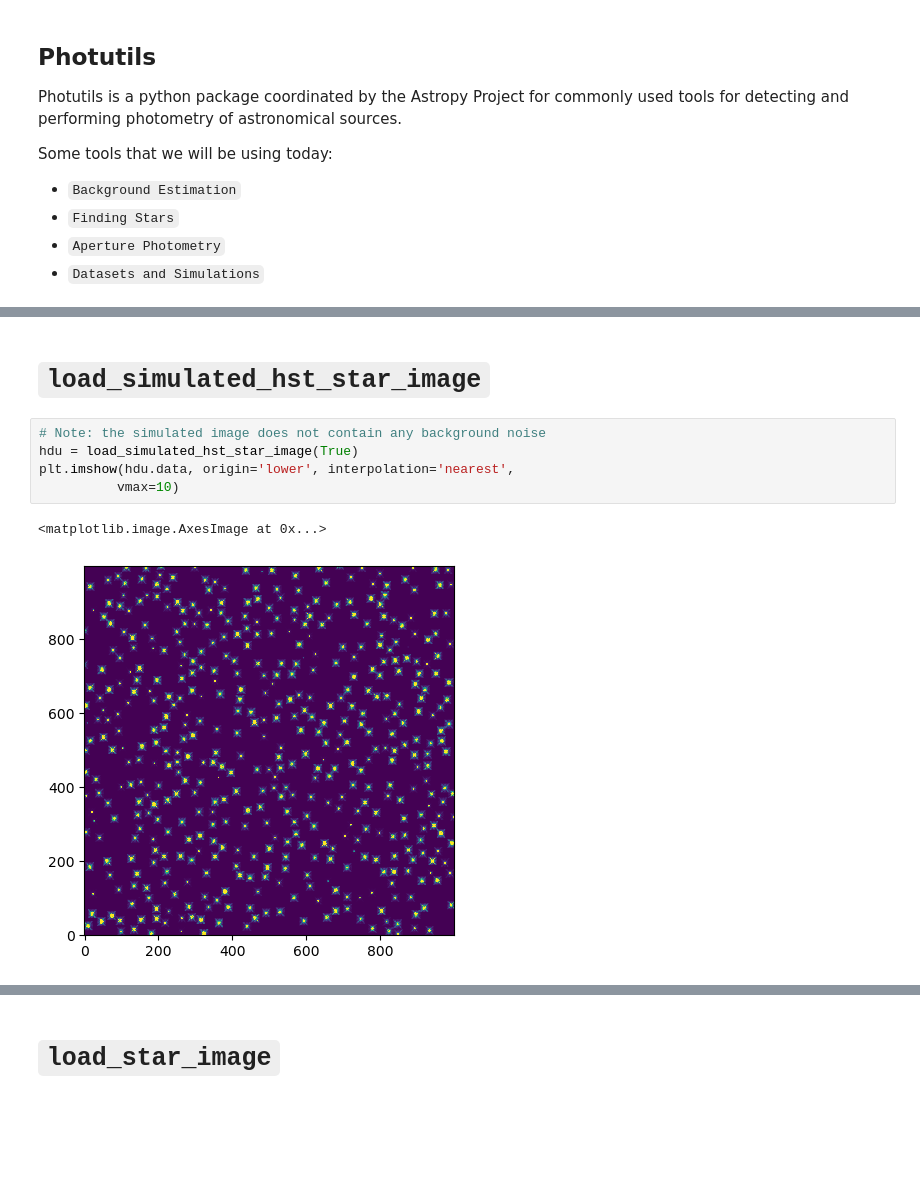
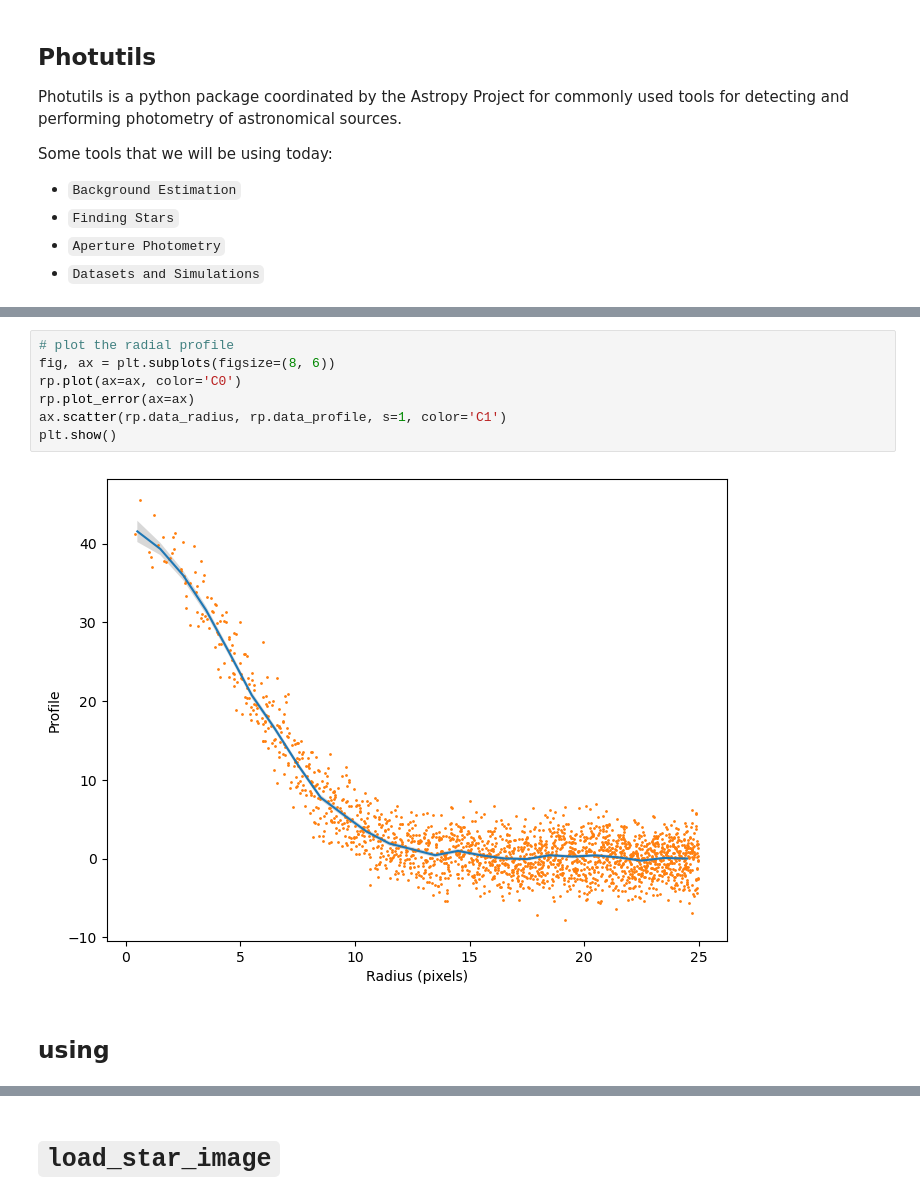
Before and after one commit to devkhullar/LetsFindStars, a Jupyter notebook: FindStars.ipynb, the cells around one changed output, grey strips where cells are left out. Drawn from its saved outputs; the diff is of its cells as text; blank space fills up the shorter version.

```diff
--- a/FindStars.ipynb
+++ b/FindStars.ipynb
@@ -64,10 +90,11 @@ def find_stars(data, fwhm, std_multiple=5., sigma=3.0):
+# %%
+# plot the radial profile
+fig, ax = plt.subplots(figsize=(8, 6))
+rp.plot(ax=ax, color='C0')
+rp.plot_error(ax=ax)
+ax.scatter(rp.data_radius, rp.data_profile, s=1, color='C1')
+plt.show()
+# %% [output]
+[figure, added]
 # %% [markdown]
-# `load_simulated_hst_star_image`
+## using
-# %%
-# Note: the simulated image does not contain any background noise
-hdu = load_simulated_hst_star_image(True)
-plt.imshow(hdu.data, origin='lower', interpolation='nearest',
-          vmax=10)
-# %% [output]
-<matplotlib.image.AxesImage at 0x...>
-[figure, removed]
```
Also changed, not shown: parts of 26 cells of this notebook.
